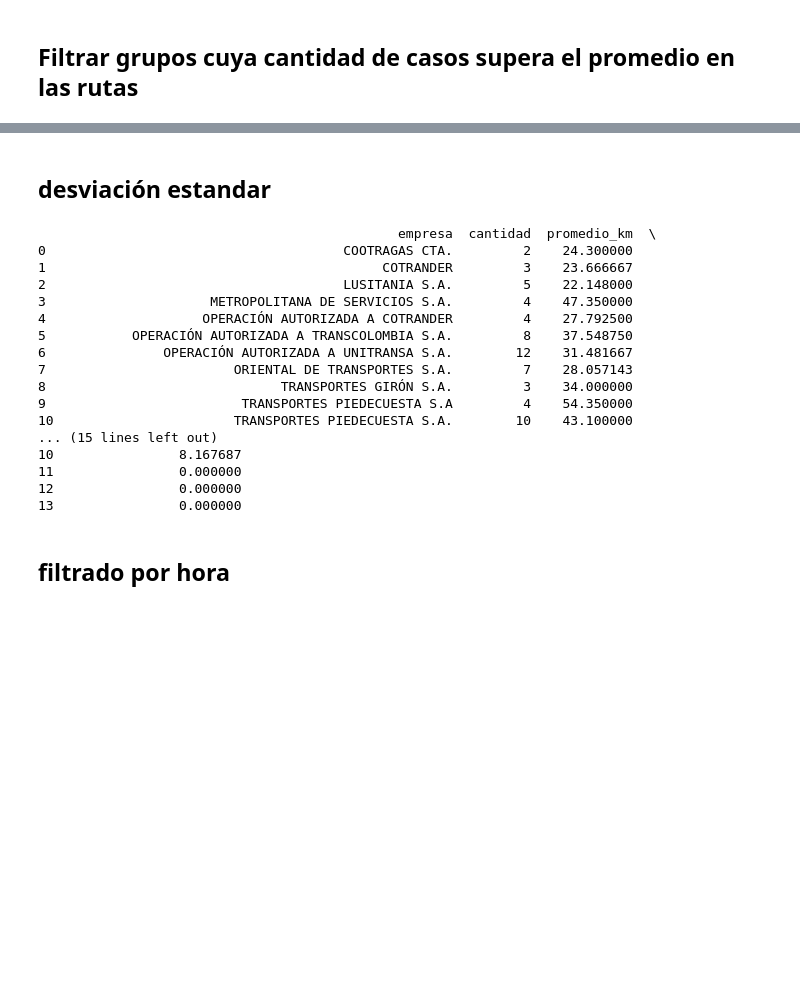
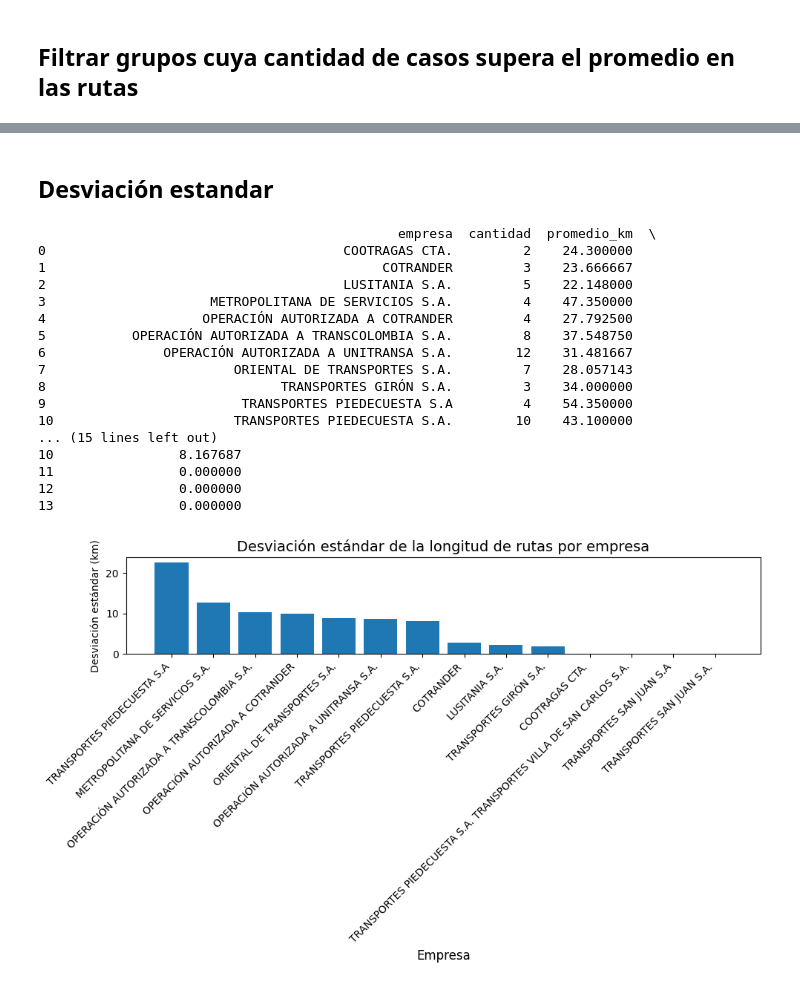
Before and after one commit to Zuan-Caleb-CE/Desafio_Estructura_de_Datos, a Jupyter notebook: Desafio_Est.ipynb, the cells around one changed output, grey strips where cells are left out. Saved outputs shown, nothing was run; the diff lists cells and outputs as text; code cells hidden in the pictures; blank space fills up the shorter version.

Commit message:
Actu Documentacion e Histograma de long

```diff
--- a/Desafio_Est.ipynb
+++ b/Desafio_Est.ipynb
@@ -506,7 +500,7 @@ Tamaño del DataFrame filtrado: (40, 15)
 | 52 | PILOTO # 10 TERMINAL TRANSPIEDECU... | TERMINAL TRANSPIEDECUESTA | TRANSPORTES PIEDECUESTA S.A. | DIRECTO – AUTOPISTA – CAÑAVERAL P... | TERMINAL TRANSPIEDECUESTA – VIA P... | 13 | 16 | ... |
 | 53 | PILOTO # 11 NUEVA COLOMBIA - CARR... | NUEVA COLOMBIA – PUERTO NUEVO. | TRANSPORTES PIEDECUESTA S.A. | DIRECTO – AUTOPISTA – CAÑAVERAL P... | NUEVA COLOMBIA – PUERTO NUEVO – C... | 13 | 16 | ... |
 # %% [markdown]
-## desviación estandar
+## Desviación estandar
 # %%
 import pandas as pd
 df = pd.read_csv("8._RUTAS_TRANSPORTE_URBANO_20251011.csv", index_col="codigo")
@@ -528,32 +522,46 @@ df['long_km'] = (df['long_km'].astype(str) #lo convierte a string para que sea m
                   #errors evita que se mate el programa si hay algún valor no convertible
                   # (lo deja igual)
 
 #agrupacion por empresa
 
 #agrupa el DataFrame por la columna empresa
                              #dropna=False hace que también incluya filas donde “empresa” está vacía
 res = df.groupby('empresa', dropna=False)['long_km'].agg(cantidad='count', promedio_km='mean', desviacion_estandar_km='std') \
     .reset_index()                                  #agg es agreggate; agregar
   #Convierte el índice del groupby en un un DataFrame limpio para imprimir
 
 print(res)   # muestra en consola
+
+# Ordenamos las empresas de mayor a menor desviación estándar
+res_sorted = res.sort_values(by='desviacion_estandar_km', ascending=False)
+
+# Creamos la gráfica
+plt.figure(figsize=(10, 6))
+plt.bar(res_sorted['empresa'], res_sorted['desviacion_estandar_km'])
+
+# Títulos y etiquetas
+plt.title('Desviación estándar de la longitud de rutas por empresa', fontsize=14)
+plt.xlabel('Empresa', fontsize=12)
+plt.ylabel('Desviación estándar (km)', fontsize=10)
+plt.xticks(rotation=45, ha='right') # Rotamos etiquetas si hay muchas empresas
+plt.tight_layout() # Ajustamos los márgenes
+plt.show() # Mostramos la gráfica
 # %% [output]
                                               empresa  cantidad  promedio_km  \
 0                                      COOTRAGAS CTA.         2    24.300000
 1                                           COTRANDER         3    23.666667
 2                                      LUSITANIA S.A.         5    22.148000
 3                     METROPOLITANA DE SERVICIOS S.A.         4    47.350000
 4                    OPERACIÓN AUTORIZADA A COTRANDER         4    27.792500
 5           OPERACIÓN AUTORIZADA A TRANSCOLOMBIA S.A.         8    37.548750
 6               OPERACIÓN AUTORIZADA A UNITRANSA S.A.        12    31.481667
 7                        ORIENTAL DE TRANSPORTES S.A.         7    28.057143
 8                              TRANSPORTES GIRÓN S.A.         3    34.000000
 9                         TRANSPORTES PIEDECUESTA S.A         4    54.350000
 10                       TRANSPORTES PIEDECUESTA S.A.        10    43.100000
 ... (15 lines left out)
 10                8.167687
 11                0.000000
 12                0.000000
 13                0.000000
+[figure, added]
-# %% [markdown]
-## filtrado por hora
```
Also changed, not shown: parts of 9 cells of this notebook.
